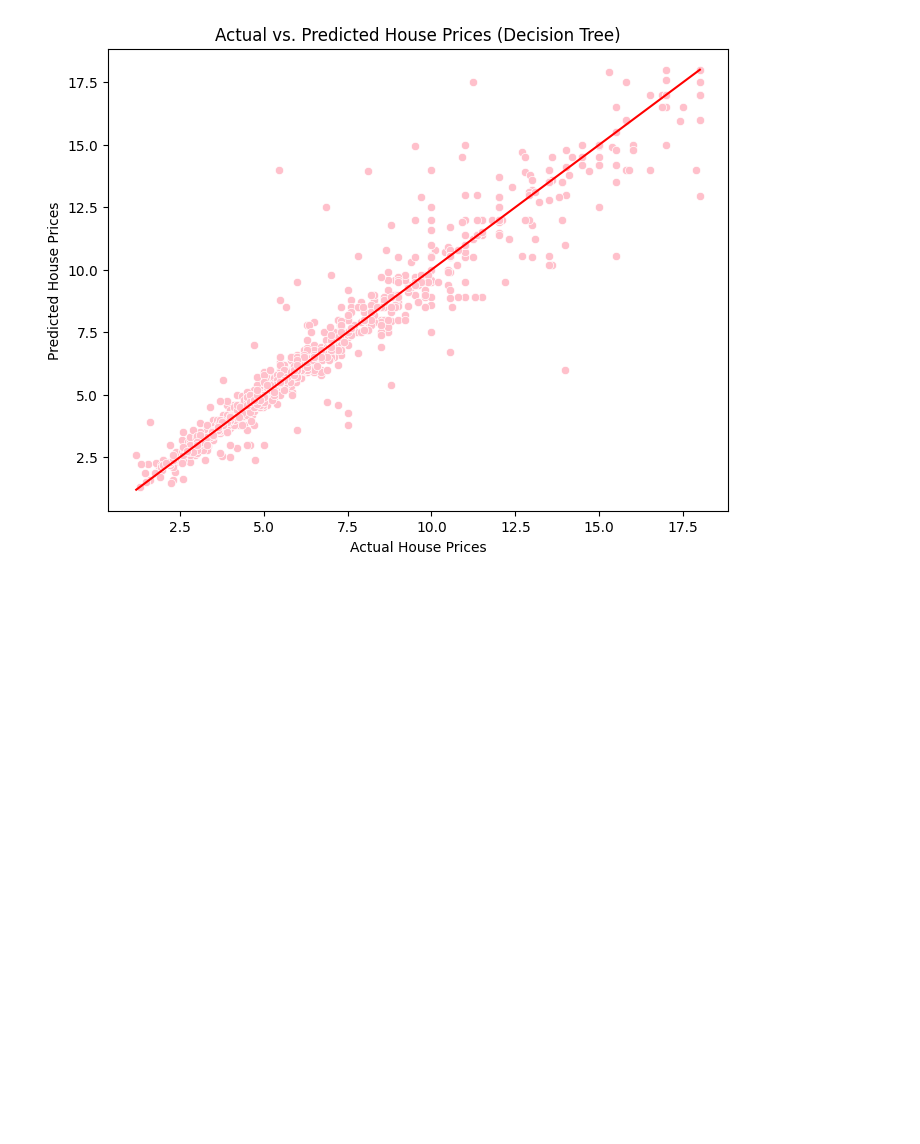
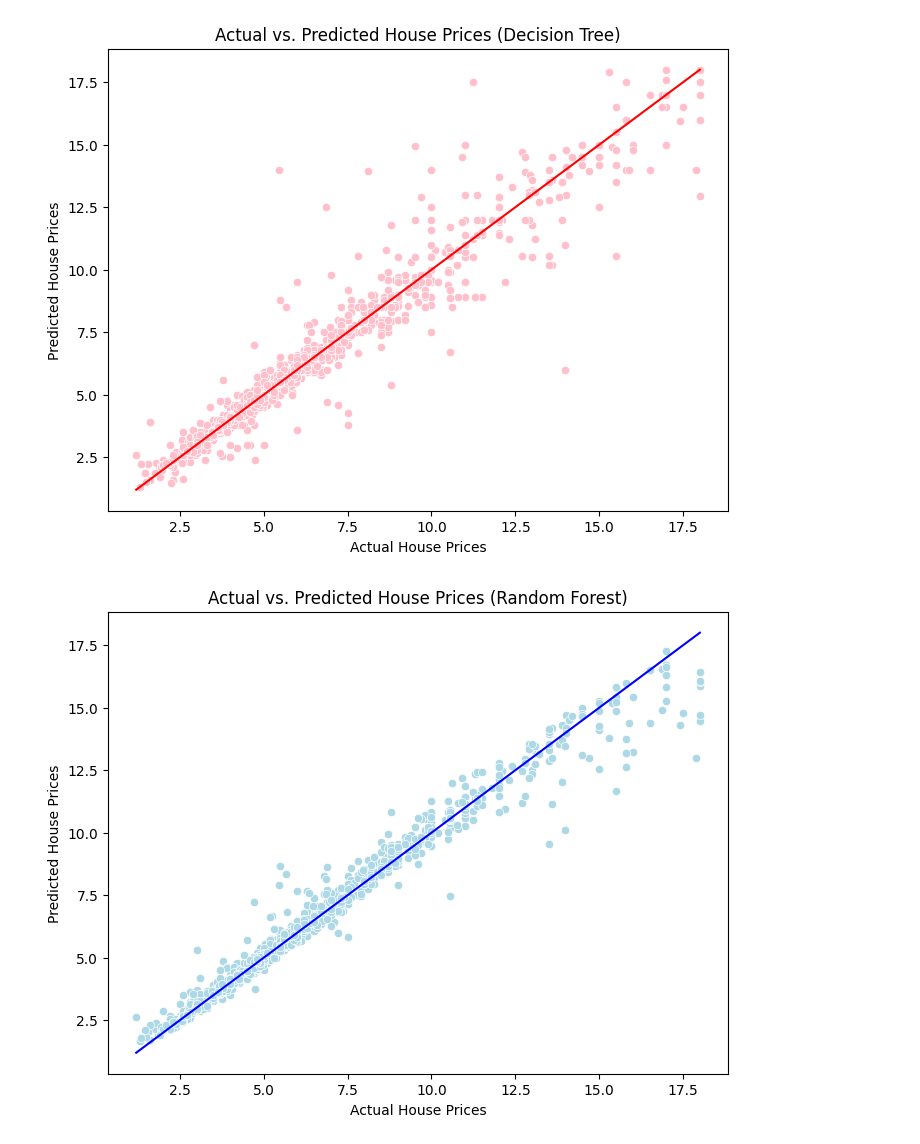
Before and after one commit to vtphatt2/House-Price-Prediction, a Jupyter notebook: RandomForest/random_forest_models.ipynb, the cells around one changed output. Saved outputs shown, nothing was run; the diff lists cells and outputs as text; code cells hidden in the pictures; blank space fills up the shorter version.

Commit message:
RandomForest/random_forest_models.ipynb' - implement code for RandomForest model and rename the file

```diff
--- a/RandomForest/random_forest_test.ipynb
+++ b/RandomForest/random_forest_models.ipynb
@@ -339,3 +432,16 @@ print("Ridge Regression - R^2:", r2_score(Y_test.values, Y_pred_tree))
 Ridge Regression - MSE: 0.8067219789842383
 Ridge Regression - MAE: 0.4501313485113836
 Ridge Regression - R^2: 0.9296774218779065
+# %%
+# Huấn luyện mô hình Random Forest
+random_forest = RandomForestRegressor(n_estimators=100, max_depth=20)
+random_forest.fit(X_train.values, Y_train.values)  # Huấn luyện trên tập huấn luyện
+
+# Dự đoán giá nhà trên tập kiểm tra
+Y_pred_forest = random_forest.predict(X_test.values)
+
+# Đánh giá hiệu suất của mô hình
+
+print("Ridge Regression - MSE:", mean_squared_error(Y_test.values, Y_pred_forest))
+print("Ridge Regression - MAE:", mean_absolute_error(Y_test.values, Y_pred_forest))
+print("Ridge Regression - R^2:", r2_score(Y_test.values, Y_pred_forest))
@@ -355,3 +465,19 @@ plt.grid(False)
 plt.show()
 # %% [output]
 [figure]
+# %%
+# Assume y_test và rf_y_pred là các giá trị thực và dự đoán tương ứng của Random Forest
+# Create a scatter plot
+plt.figure(figsize=(8, 6))
+sns.scatterplot(x=Y_test, y=Y_pred_forest, color='lightblue')
+
+# Plot a line for perfect predictions
+plt.plot([Y_test.min(), Y_test.max()], [Y_test.min(), Y_test.max()], color='blue', linestyle='-')
+
+plt.title('Actual vs. Predicted House Prices (Random Forest)')
+plt.xlabel('Actual House Prices')
+plt.ylabel('Predicted House Prices')
+plt.grid(False)
+plt.show()
+# %% [output]
+[figure, added]
```
Also changed, not shown: parts of 8 cells of this notebook.
